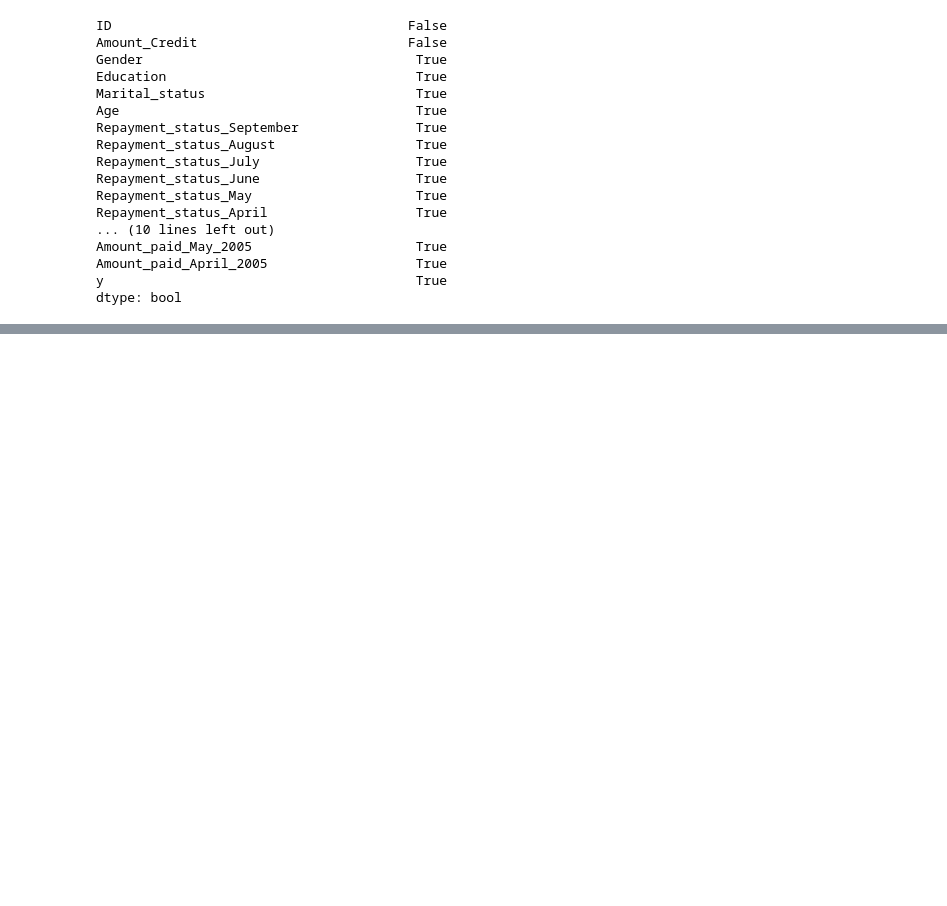
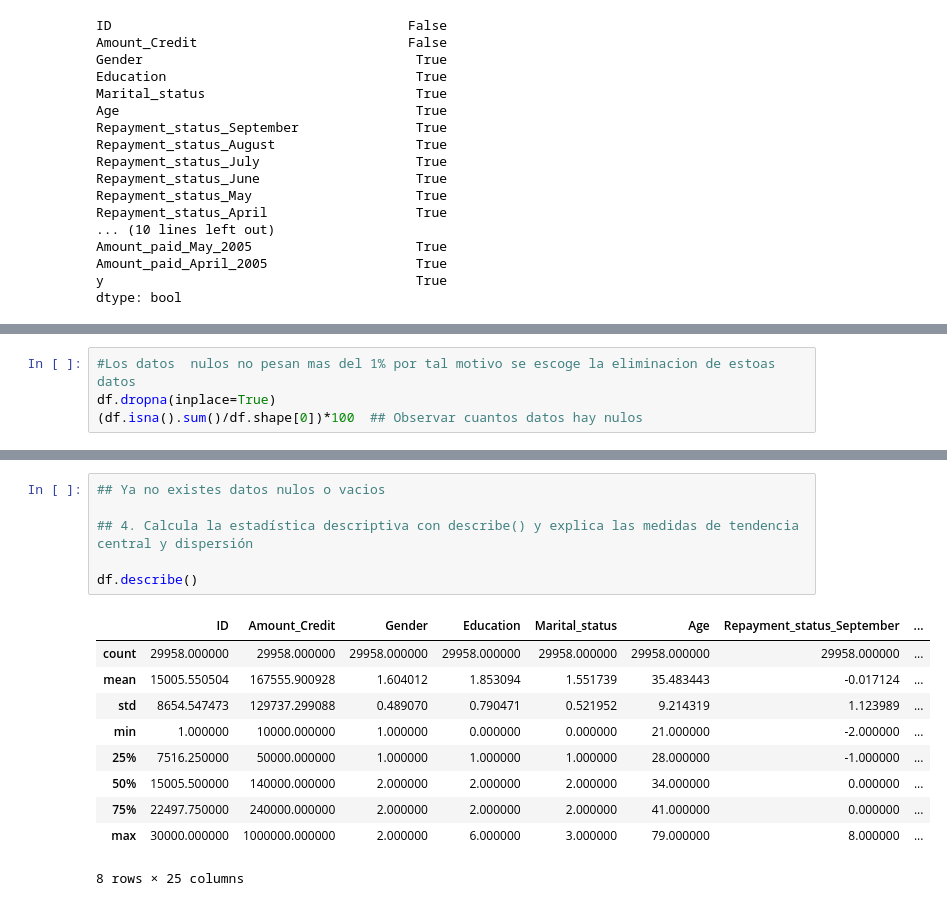
Before and after one commit to PosgradoMNA/actividades-de-aprendizaje-JersonDavidPerezContreras, a Jupyter notebook: Actividad_Semanal_6,_visualización.ipynb, the cells around one changed output, grey strips where cells are left out. Saved outputs shown, nothing was run; the diff lists cells and outputs as text; blank space fills up the shorter version.

```diff
--- a/Actividad_Semanal_6,_visualización.ipynb
+++ b/Actividad_Semanal_6,_visualización.ipynb
@@ -164,0 +186,4 @@ dtype: bool
+# %%
+#Los datos  nulos no pesan mas del 1% por tal motivo se escoge la eliminacion de estoas datos
+df.dropna(inplace=True)
+(df.isna().sum()/df.shape[0])*100  ## Observar cuantos datos hay nulos
@@ -164,0 +208,17 @@ dtype: bool
+# %%
+## Ya no existes datos nulos o vacios
+
+## 4. Calcula la estadística descriptiva con describe() y explica las medidas de tendencia central y dispersión
+
+df.describe()
+# %% [output]
+|  | ID | Amount_Credit | Gender | Education | Marital_status | Age | Repayment_status_September | ... |
+| count | 29958.000000 | 29958.000000 | 29958.000000 | 29958.000000 | 29958.000000 | 29958.000000 | 29958.000000 | ... |
+| mean | 15005.550504 | 167555.900928 | 1.604012 | 1.853094 | 1.551739 | 35.483443 | -0.017124 | ... |
+| std | 8654.547473 | 129737.299088 | 0.489070 | 0.790471 | 0.521952 | 9.214319 | 1.123989 | ... |
+| min | 1.000000 | 10000.000000 | 1.000000 | 0.000000 | 0.000000 | 21.000000 | -2.000000 | ... |
+| 25% | 7516.250000 | 50000.000000 | 1.000000 | 1.000000 | 1.000000 | 28.000000 | -1.000000 | ... |
+| 50% | 15005.500000 | 140000.000000 | 2.000000 | 2.000000 | 2.000000 | 34.000000 | 0.000000 | ... |
+| 75% | 22497.750000 | 240000.000000 | 2.000000 | 2.000000 | 2.000000 | 41.000000 | 0.000000 | ... |
+| max | 30000.000000 | 1000000.000000 | 2.000000 | 6.000000 | 3.000000 | 79.000000 | 8.000000 | ... |
+8 rows × 25 columns
```
Also changed, not shown: parts of 5 cells of this notebook.
